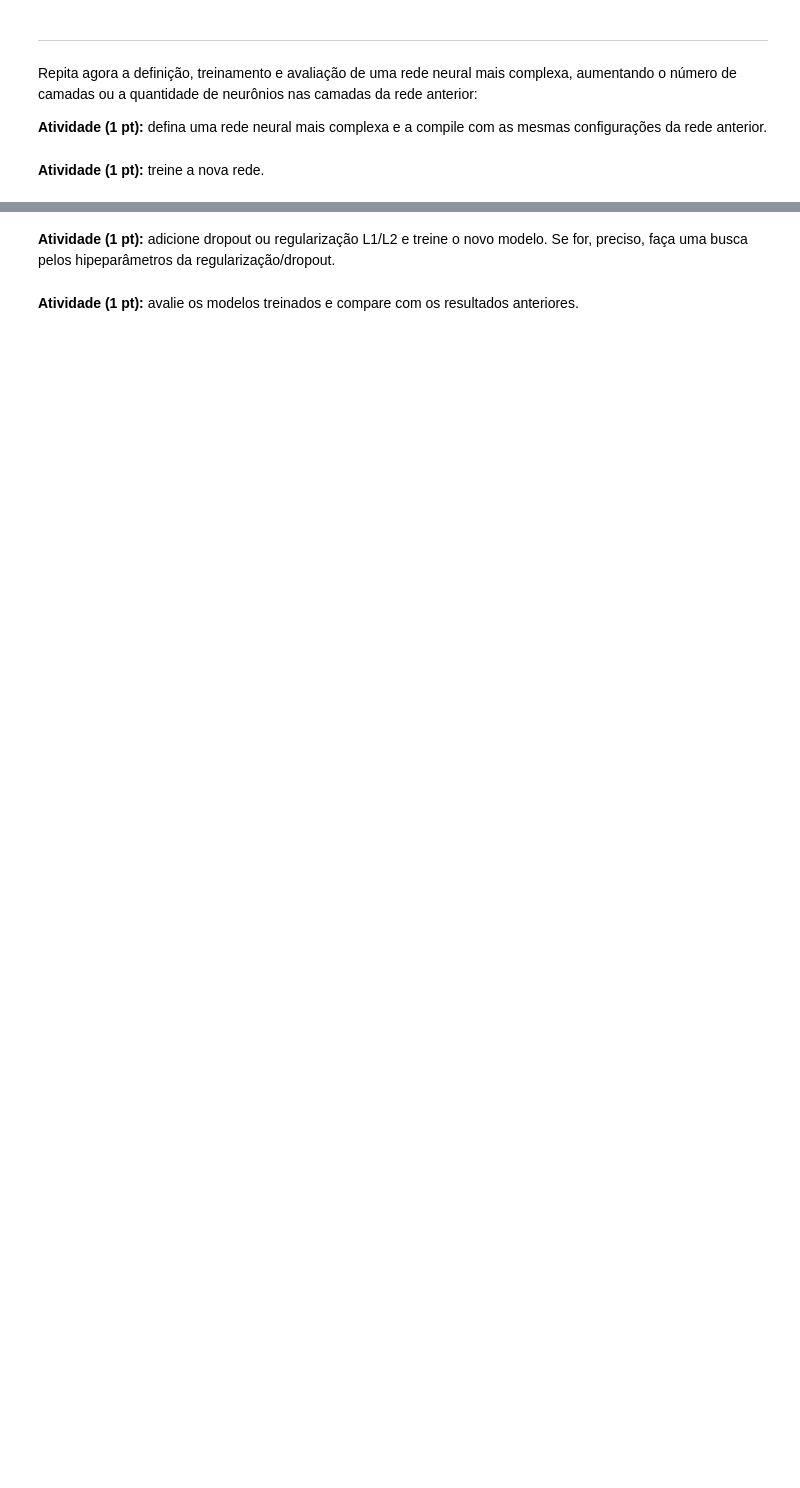
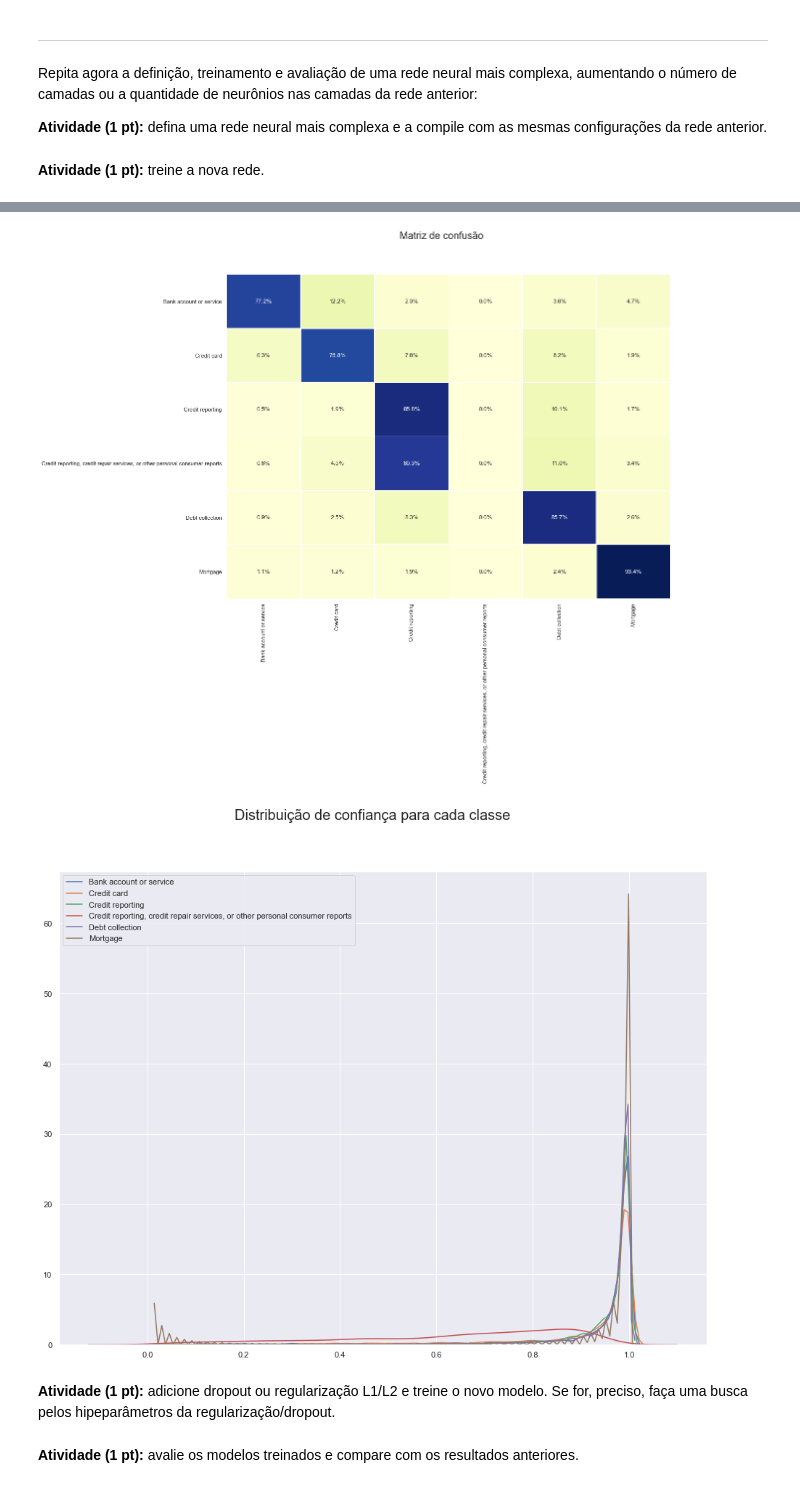
Before and after one commit to kroncatti/complex-data-mining, a Jupyter notebook: inf-0616-supervised-learning/assignment3/assignment_3.ipynb, the cells around one changed output, grey strips where cells are left out. Saved outputs shown, nothing was run; the diff lists cells and outputs as text; code cells hidden in the pictures; blank space fills up the shorter version.

```diff
--- a/inf-0616-supervised-learning/assignment3/assignment_3.ipynb
+++ b/inf-0616-supervised-learning/assignment3/assignment_3.ipynb
@@ -329,2 +389,16 @@ Repita agora a definição, treinamento e avaliação de uma rede neural mais co
 # %% [markdown]
 **Atividade (1 pt):** treine a nova rede.
+# %%
+# Training model with validation split
+with tf.device(device):
+    model_complex.fit(x_train.toarray(), y_ohe_train,
+              epochs=epochs,
+              batch_size=batch_size,
+              validation_split=val_split,
+              verbose=1,
+              callbacks=[
+                  callbacks.TerminateOnNaN(),
+                  callbacks.ModelCheckpoint('weights_complex.h5',
+                                            save_best_only=True,
+                                            verbose=1),
+              ])
@@ -330,0 +423,7 @@ Repita agora a definição, treinamento e avaliação de uma rede neural mais co
+# %%
+# Loading from file
+model_complex.load_weights('weights_complex.h5')
+
+# Taking history
+history_f_complex = pd.DataFrame(model_complex.history.history)
+history_f_complex
@@ -330,0 +448,13 @@ Repita agora a definição, treinamento e avaliação de uma rede neural mais co
+# %%
+# Searching score
+score_complex = model_complex.evaluate(x_test.toarray(), y_ohe_test, verbose=1)
+print('Test loss:', score[0])
+print('Test accuracy (NOT BALANCED):', score[1])
+
+# Applying previously calculated function
+probs_complex = model_complex.predict(x_test.toarray())
+predicted_classes_complex = np.argmax(probs_complex, axis=-1)
+
+
+evaluate(ye_test, predicted_classes_complex, probs_complex, labels=label_enc.classes_)
+# %% [output]
@@ -331,3 +467,5 @@ Repita agora a definição, treinamento e avaliação de uma rede neural mais co
+[figure, added]
+[figure, added]
 # %% [markdown]
 **Atividade (1 pt):** adicione dropout ou regularização L1/L2 e treine o novo modelo. Se for, preciso, faça uma busca pelos hipeparâmetros da regularização/dropout.
 # %% [markdown]
```
Also changed, not shown: parts of 10 cells of this notebook, 2 other files.
